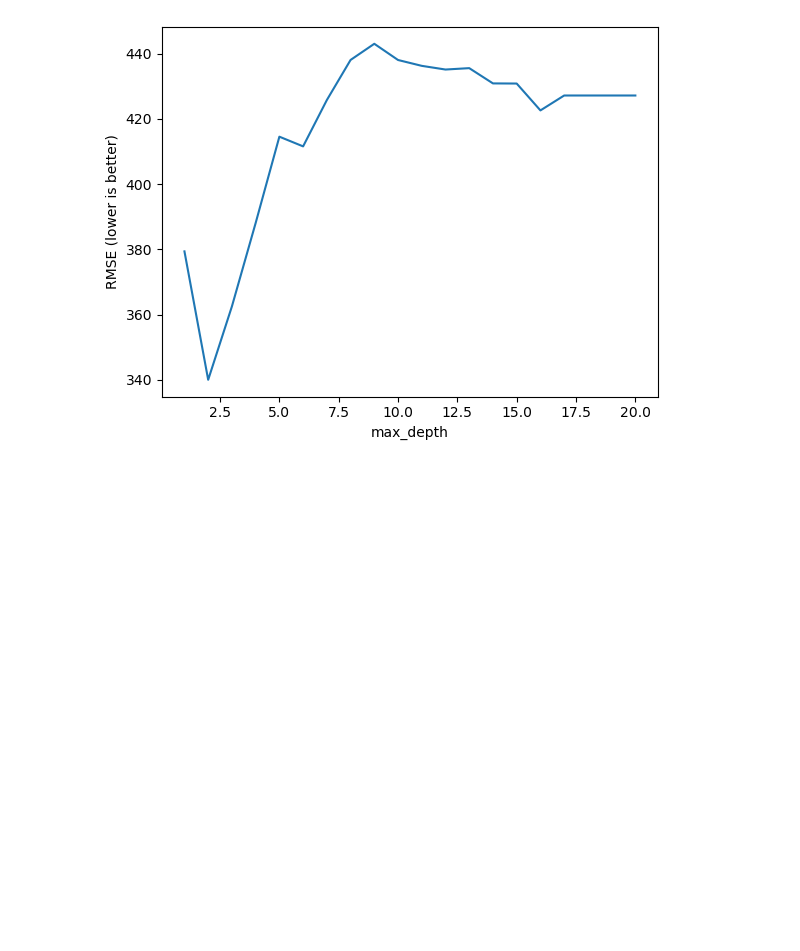
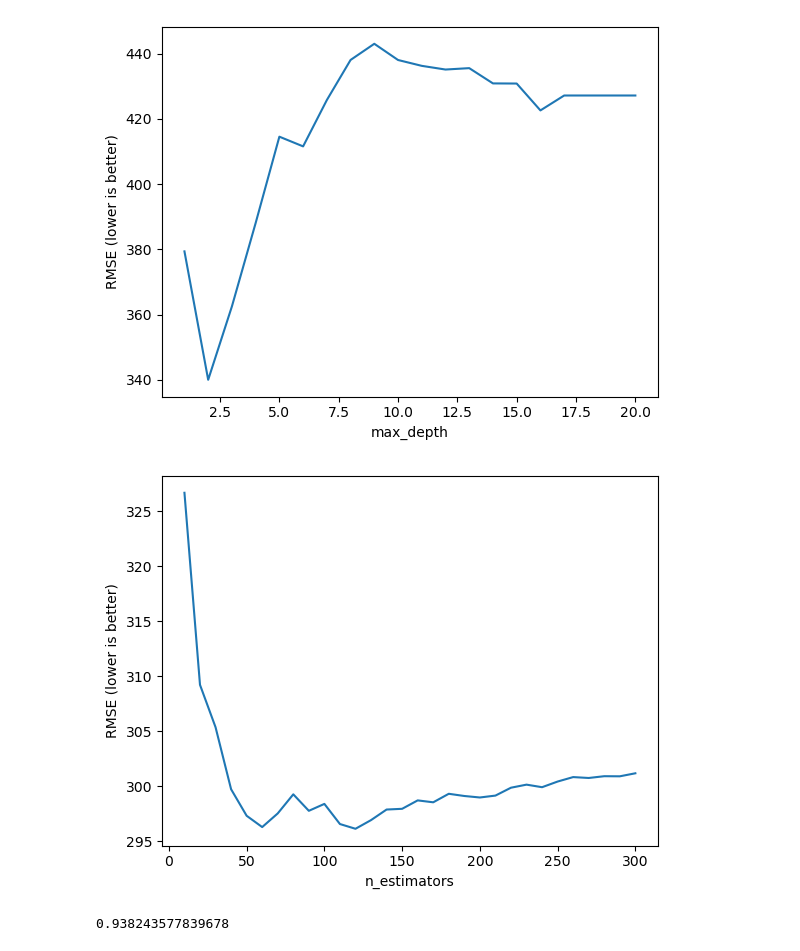
Before and after one commit to LuYuanGao1017/dataScience, a Jupyter notebook: 12_Beyond_the_essentials.ipynb, the cells around one changed output. Cells and saved outputs as stored; diff of their text form; code cells hidden in the pictures; blank space fills up the shorter version.

```diff
--- a/12_Beyond_the_essentials.ipynb
+++ b/12_Beyond_the_essentials.ipynb
@@ -358,3 +340,32 @@ plt.ylabel('RMSE (lower is better)')
 # %% [output]
 Text(0, 0.5, 'RMSE (lower is better)')
 [figure]
+# %%
+# 要为n_estimators尝试的数值列表
+estimator_range = range(10, 310, 10)
+# 用来存储n_estimators每个值的平均RMSE的列表
+RMSE_scores = []
+# 对每个n_estimators的值使用5倍的交叉验证（警告：很慢！）。
+for estimator in estimator_range:
+    rfreg = RandomForestRegressor(n_estimators=estimator, random_state=1)
+    MSE_scores = cross_val_score(rfreg, X, y, cv=5, scoring='neg_mean_squared_error')
+    RMSE_scores.append(np.mean(np.sqrt(-MSE_scores)))
+
+# 制出随着 n_estimators 增加，RMSE 减小的图表。
+# 绘制n_estimators（x轴）与RMSE（y轴）的对比图。
+plt.plot(estimator_range, RMSE_scores)
+plt.xlabel('n_estimators')
+plt.ylabel('RMSE (lower is better)')
+plt.show()
+# %% [output]
+[figure, added]
+# %%
+digits = datasets.load_digits()
+X, y = digits.data, digits.target
+# 每张图片64个像素
+X[0].shape
+# 尝试随机森林
+rfclf = RandomForestClassifier(n_estimators=100, random_state=1)
+cross_val_score(rfclf, X, y, cv=5, scoring='accuracy') .mean()
+# %% [output]
+0.938243577839678
```
Also changed, not shown: parts of 15 cells of this notebook.
